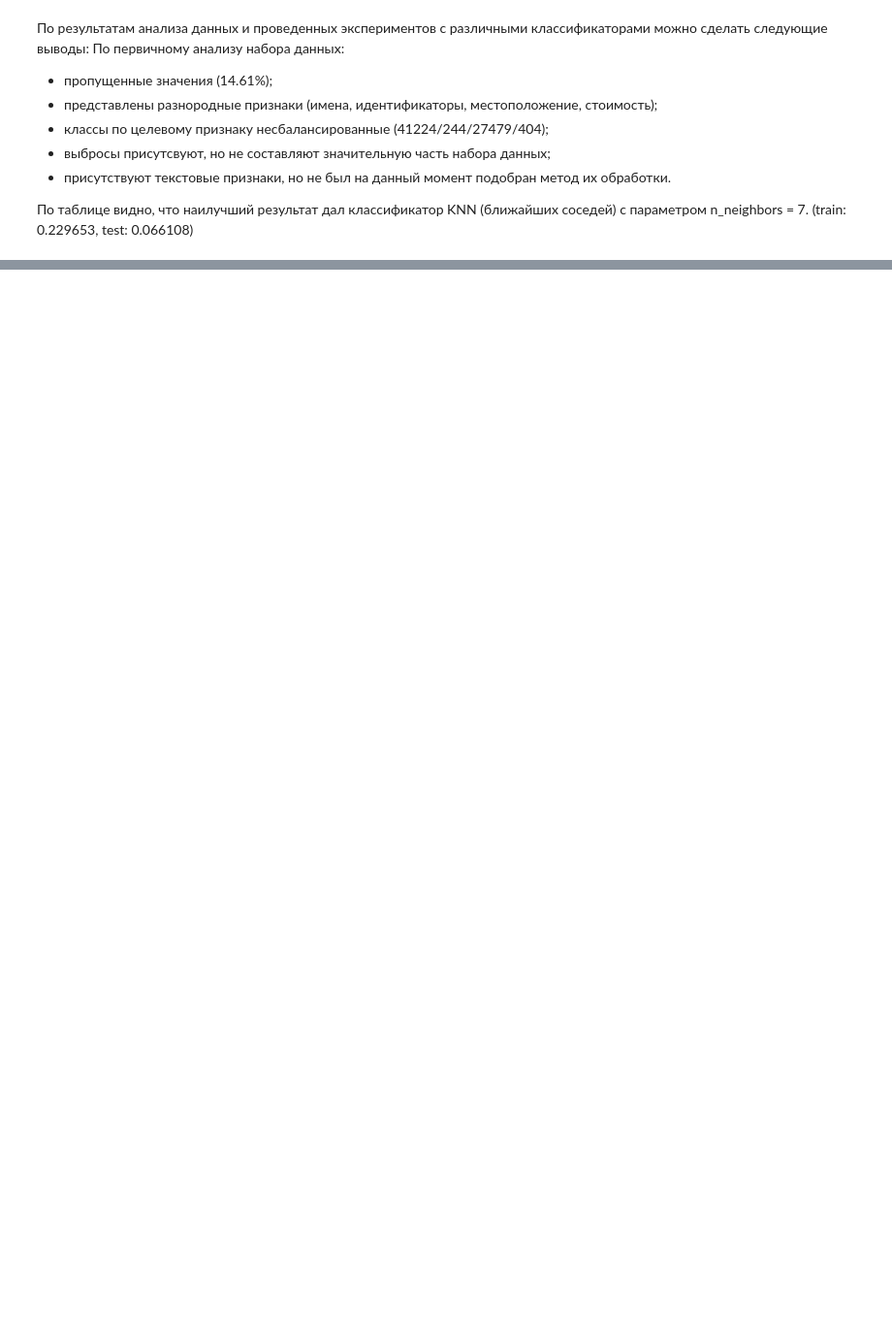
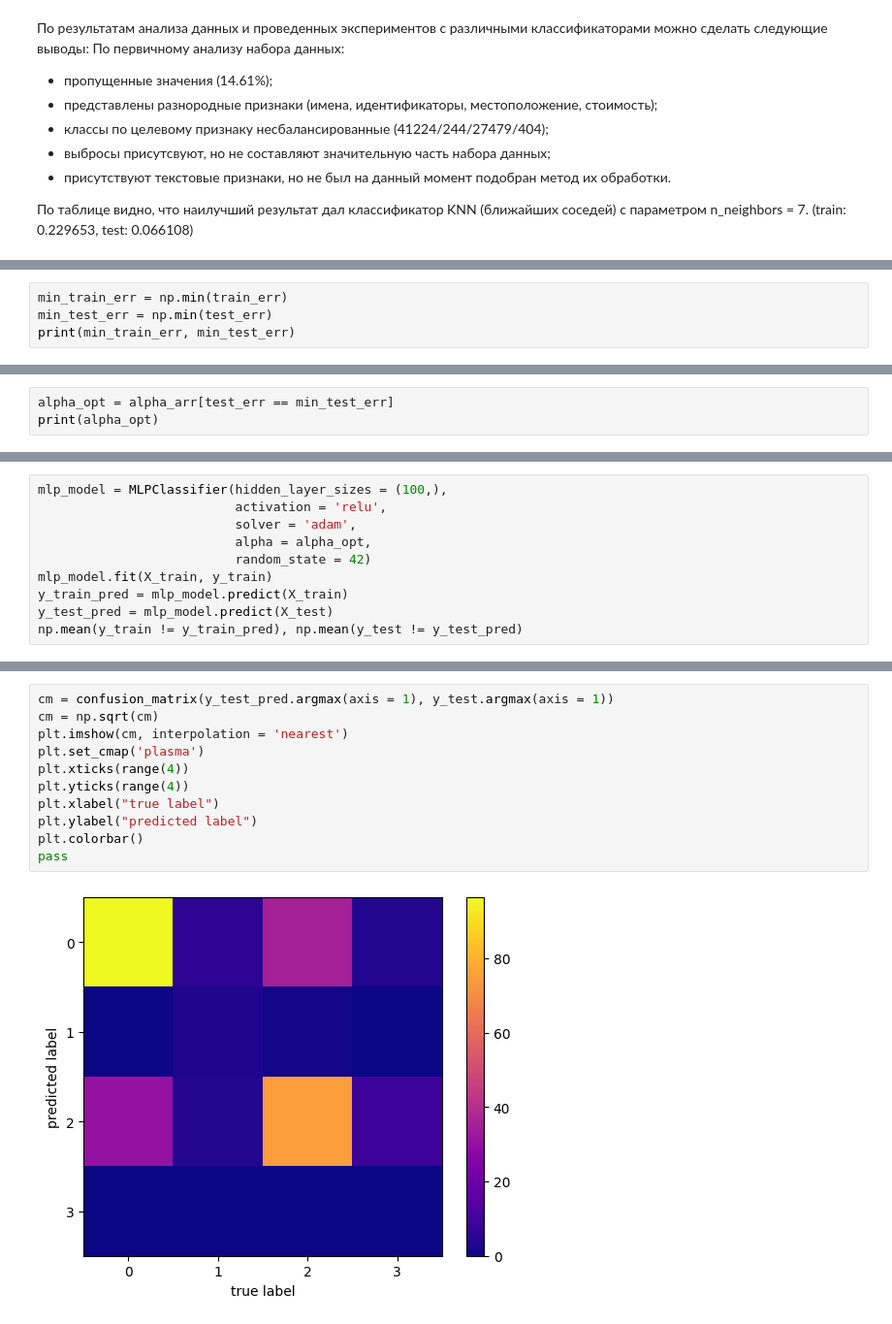
Before and after one commit to vitalii-manukhov/ml_unn_7sem, a Jupyter notebook: file1.ipynb, the cells around one changed output, grey strips where cells are left out. Shown at 97% size. Drawn from its saved outputs; the diff is of its cells as text; blank space fills up the shorter version.

```diff
--- a/file1.ipynb
+++ b/file1.ipynb
@@ -1461,0 +1609,4 @@ R2_table
+# %%
+min_train_err = np.min(train_err)
+min_test_err = np.min(test_err)
+print(min_train_err, min_test_err)
@@ -1461,0 +1617,3 @@ R2_table
+# %%
+alpha_opt = alpha_arr[test_err == min_test_err]
+print(alpha_opt)
@@ -1461,0 +1624,10 @@ R2_table
+# %%
+mlp_model = MLPClassifier(hidden_layer_sizes = (100,),
+                          activation = 'relu',
+                          solver = 'adam',
+                          alpha = alpha_opt,
+                          random_state = 42)
+mlp_model.fit(X_train, y_train)
+y_train_pred = mlp_model.predict(X_train)
+y_test_pred = mlp_model.predict(X_test)
+np.mean(y_train != y_train_pred), np.mean(y_test != y_test_pred)
@@ -1461,0 +1645,13 @@ R2_table
+# %%
+cm = confusion_matrix(y_test_pred.argmax(axis = 1), y_test.argmax(axis = 1))
+cm = np.sqrt(cm)
+plt.imshow(cm, interpolation = 'nearest')
+plt.set_cmap('plasma')
+plt.xticks(range(4))
+plt.yticks(range(4))
+plt.xlabel("true label")
+plt.ylabel("predicted label")
+plt.colorbar()
+pass
+# %% [output]
+[figure, added]
```
Also changed, not shown: parts of 102 cells of this notebook.
